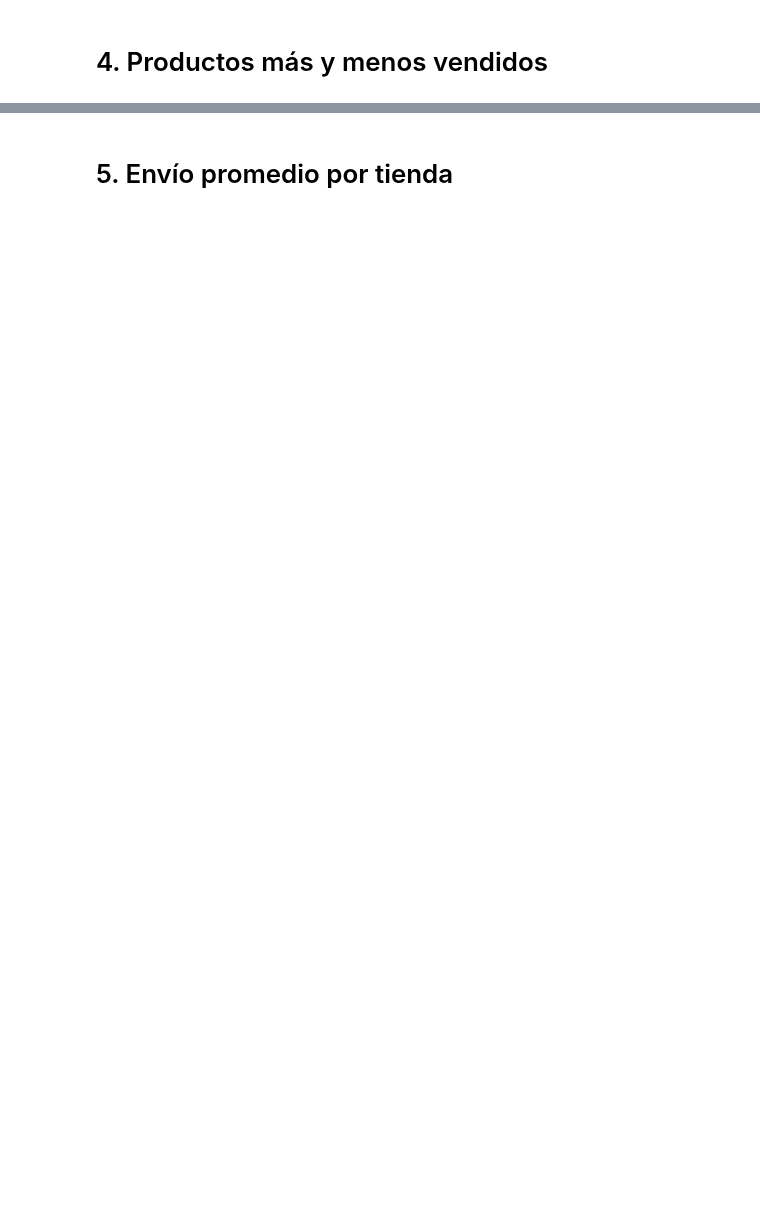
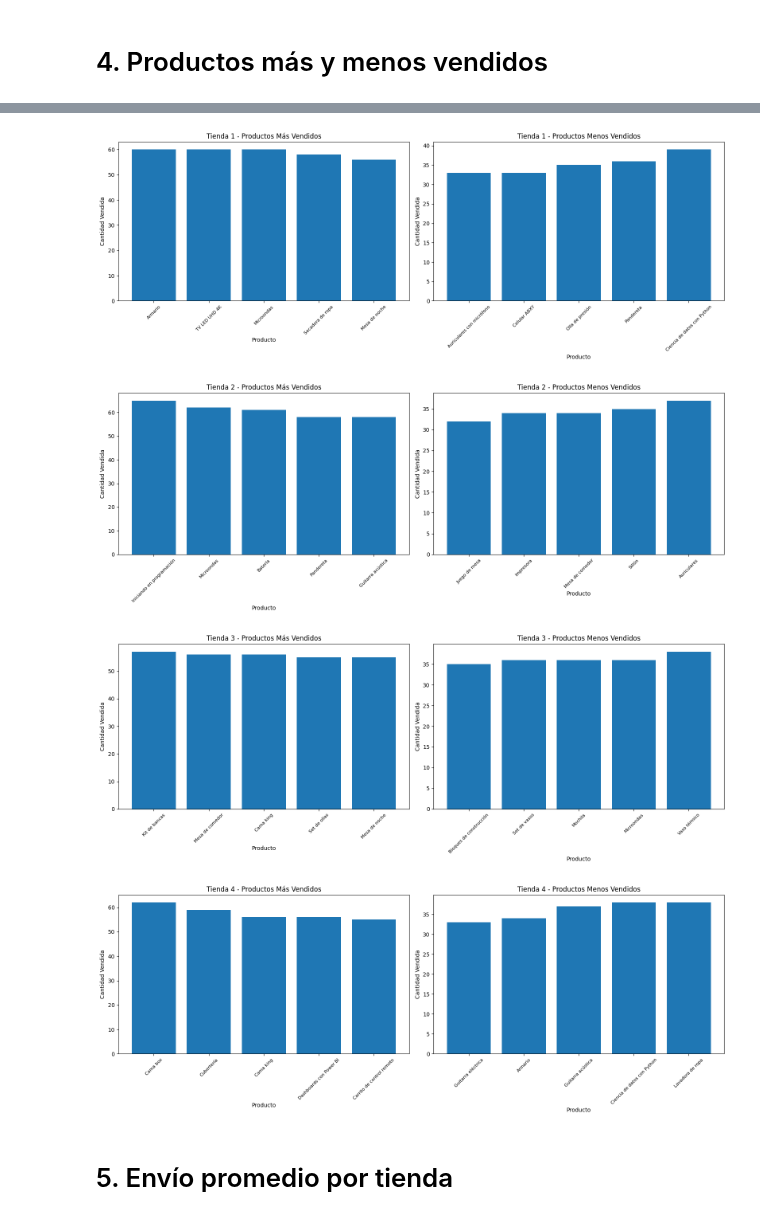
Before and after one commit to Ivan8Garcia/challenge-data-science, a Jupyter notebook: AluraStoreLatam.ipynb, the cells around one changed output, grey strips where cells are left out. Cells and saved outputs as stored; diff of their text form; code cells hidden in the pictures; blank space fills up the shorter version.

```diff
--- a/AluraStoreLatam.ipynb
+++ b/AluraStoreLatam.ipynb
@@ -148,2 +355,42 @@ suma = sum(lista)
+# %%
+# prompt: Visualiza los resultados para que quede claro qué productos destacaron en ventas en cada tienda.
+
+import matplotlib.pyplot as plt
+
+# ... (Your existing code) ...
+
+# Function to plot top and bottom products
+def plot_top_bottom_products(top_products, bottom_products, title):
+    fig, axes = plt.subplots(1, 2, figsize=(16, 6))  # Create subplots for better visualization
+
+    # Plot top products
+    axes[0].bar(top_products.index, top_products.values)
+    axes[0].set_title(f'{title} - Productos Más Vendidos')
+    axes[0].set_xlabel('Producto')
+    axes[0].set_ylabel('Cantidad Vendida')
+    axes[0].tick_params(axis='x', rotation=45, labelsize=8) # Rotate x-axis labels for readability
+
+
+    # Plot bottom products
+    axes[1].bar(bottom_products.index, bottom_products.values)
+    axes[1].set_title(f'{title} - Productos Menos Vendidos')
+    axes[1].set_xlabel('Producto')
+    axes[1].set_ylabel('Cantidad Vendida')
+    axes[1].tick_params(axis='x', rotation=45, labelsize=8) # Rotate x-axis labels
+
+
+    plt.tight_layout()  # Adjust layout to prevent overlapping labels
+    plt.show()
+
+# Plot for each store
+plot_top_bottom_products(top_tienda1, bottom_tienda1, "Tienda 1")
+plot_top_bottom_products(top_tienda2, bottom_tienda2, "Tienda 2")
+plot_top_bottom_products(top_tienda3, bottom_tienda3, "Tienda 3")
+plot_top_bottom_products(top_tienda4, bottom_tienda4, "Tienda 4")
+# %% [output]
+[figure, added]
+[figure, added]
+[figure, added]
+[figure, added]
 # %% [markdown]
 # 5. Envío promedio por tienda
```
Also changed, not shown: parts of 16 cells of this notebook.
